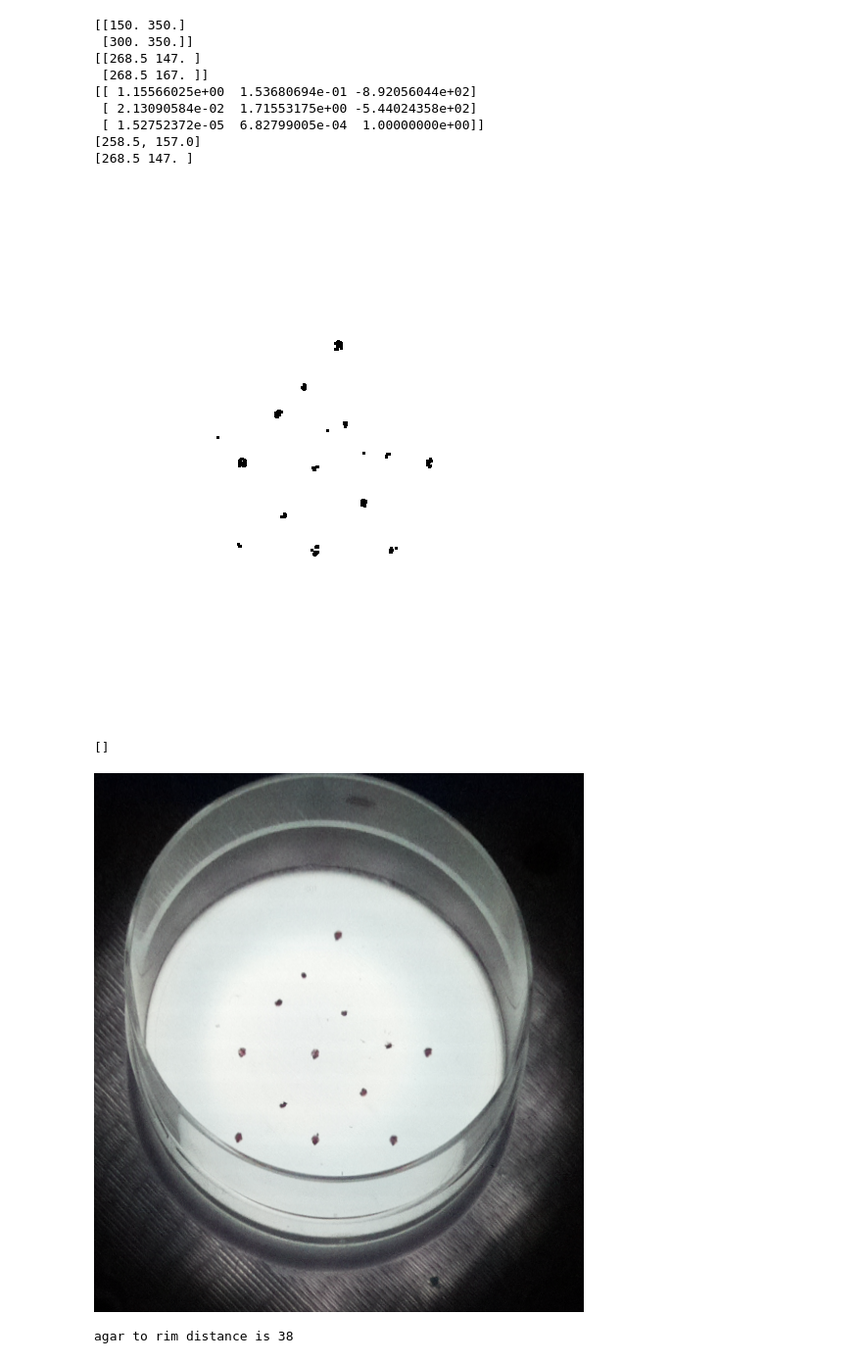
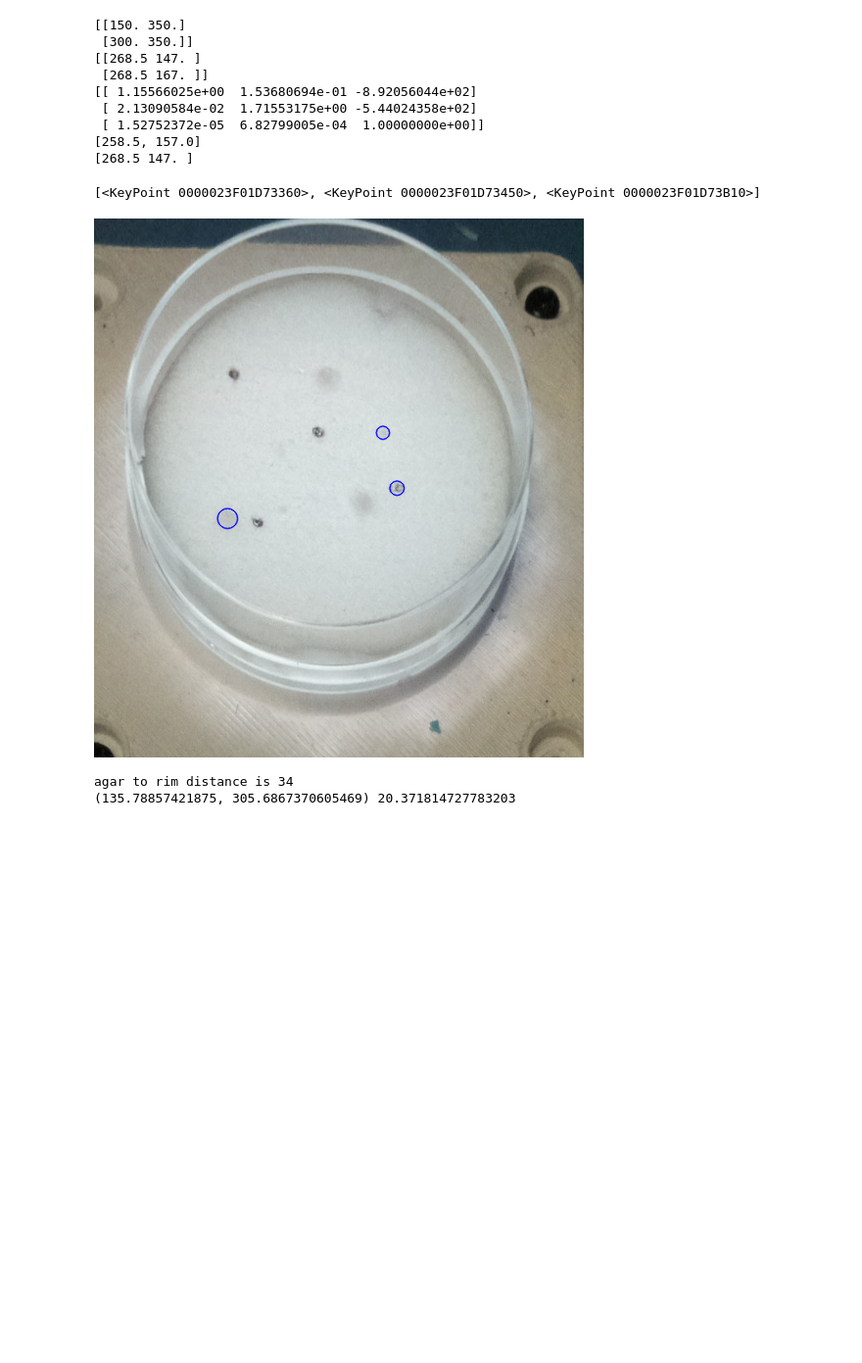
Before and after one commit to dr3y/BioPick, a Jupyter notebook: software/raspberry_pi/playing_with_camera.ipynb, the cells around one changed output. Shown at 98% size. Cells and saved outputs as stored; diff of their text form; code cells hidden in the pictures; blank space fills up the shorter version.

```diff
--- a/software/raspberry_pi/playing_with_camera.ipynb
+++ b/software/raspberry_pi/playing_with_camera.ipynb
@@ -102,40 +102,41 @@ import peakutils.peak
 threshold = 1
 
 #imlist = ["A1_calib.png","A2_calib.png","A3_calib.png","B1_calib.png","B1_empty.png","B2_empty.png","B3_empty.png"]
-imlist = ["sharpie_dots.png"]
+#imlist = ["A1_calib.png"]
+imlist = ["sharpie_dots_3.png"]
 ltable = os.path.join(".","calibration","lighttable.png")
 npos1 = os.path.join(".","calibration","needlepos1.png")
 npos2 = os.path.join(".","calibration","needlepos2.png")
 npos3 = os.path.join(".","calibration","needlepos3.png")
 npos4 = os.path.join(".","calibration","needlepos4.png")
 needle_pics = [npos1,npos2,npos3,npos4]
 needle_middle = [rm.colonyPicker.load_posfile(posfilename="robot_positions.csv")["needle_pos"]["backlit_plate"]["X"],
              rm.colonyPicker.load_posfile(posfilename="robot_positions.csv")["needle_pos"]["backlit_plate"]["Y"]]
 
 square_radius  = 10
 needle_pos = [(needle_middle[0]+square_radius,needle_middle[1]-square_radius),
               (needle_middle[0]+square_radius,needle_middle[1]+square_radius),
               (needle_middle[0]-square_radius,needle_middle[1]+square_radius),
               (needle_middle[0]-square_radius,needle_middle[1]-square_radius)]
 
 
 needle_dict = {a[0]:a[1] for a in zip(needle_pics,needle_pos)}
 
 img_tf,vector_tf = robocam.needle_jog_calibration(ltable,needle_dict)
 
 
 
 
 for impath in imlist:
-    kp = robocam.detect_colonies(impath,img_tf,vector_tf,True,False)
+    kp = robocam.detect_colonies(impath,img_tf,vector_tf,True,False,mincir=.5,minin=.3,mincon=.8,mina = 100,maxa=400)
     if(len(kp)>0):
         print(kp[0].pt, kp[0].size)
 
 
 #cv2.imwrite('testimage.png',warp)
 #display(Image(filename='testimage.png'))
 # %% [output]
+[<KeyPoint 0000023F01D73360>, <KeyPoint 0000023F01D73450>, <KeyPoint 0000023F01D73B10>]
-[figure, old version]
+[figure, new version]
-[]
-[figure, removed]
-agar to rim distance is 38
+agar to rim distance is 34
+(135.78857421875, 305.6867370605469) 20.371814727783203
```
Also changed, not shown: 1 other file.
